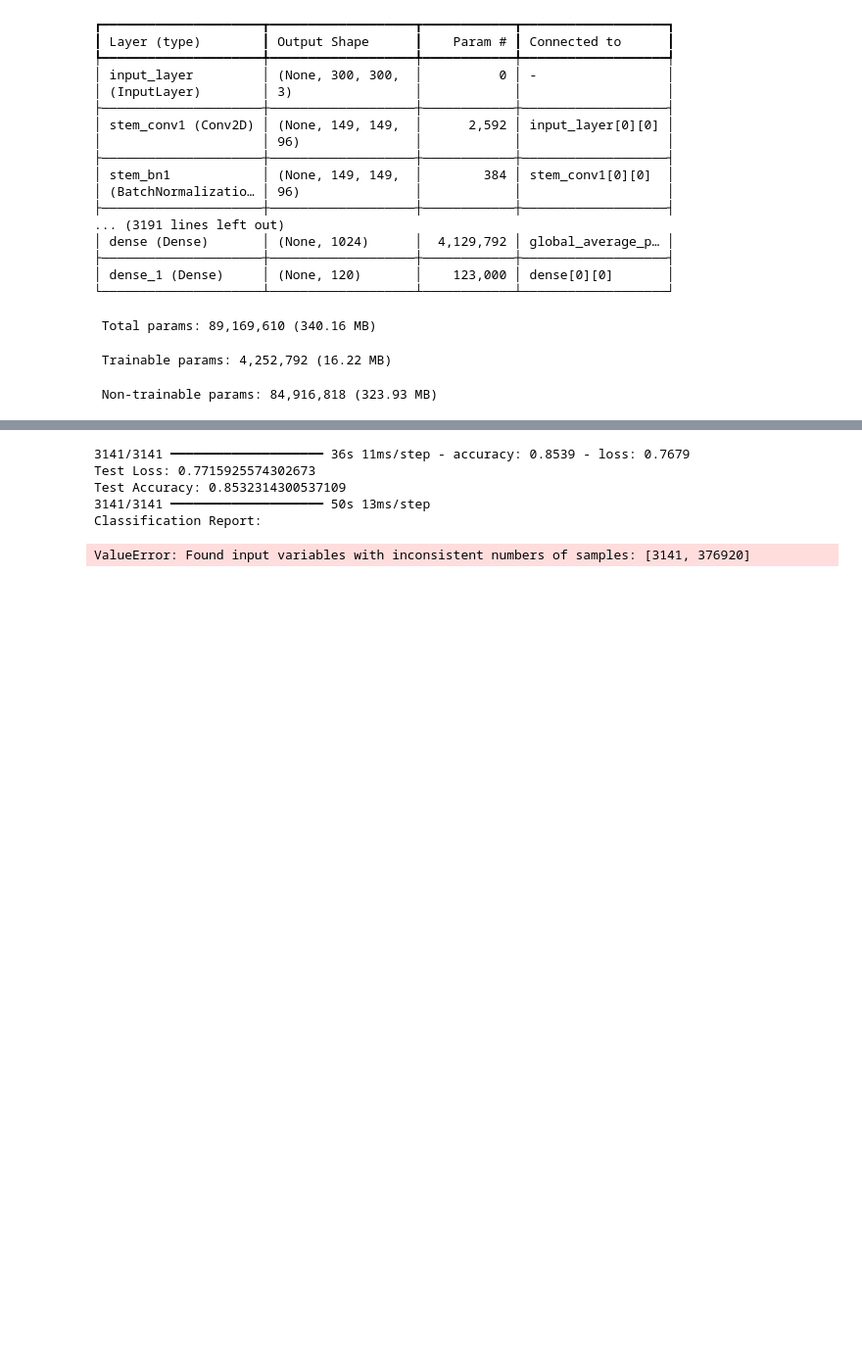
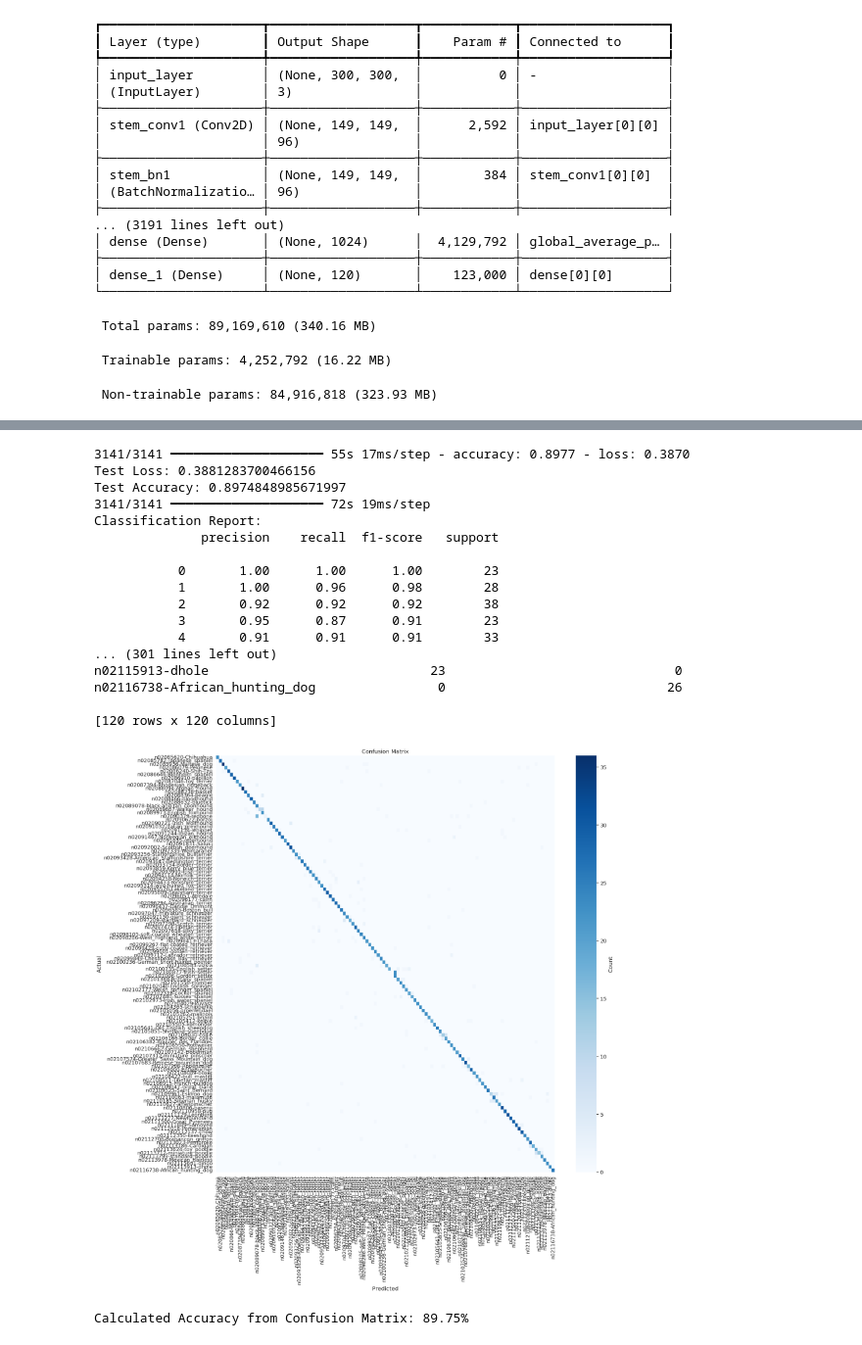
Before and after one commit to grahamwilk/DogBreedIdentification, a Jupyter notebook: notebooks/nasnet.ipynb, the cells around one changed output, grey strips where cells are left out. Shown at 98% size. Drawn from its saved outputs; the diff is of its cells as text; code cells hidden in the pictures; blank space fills up the shorter version.

```diff
--- a/notebooks/nasnet.ipynb
+++ b/notebooks/nasnet.ipynb
@@ -135,8 +133,9 @@ Model: "functional"
  Trainable params: 4,252,792 (16.22 MB)
  Non-trainable params: 84,916,818 (323.93 MB)
 # %%
-nasnet_model.compile(optimizer='adam', loss='categorical_crossentropy', metrics=['accuracy'])
+from tensorflow.keras.optimizers import Adam
+nasnet_model.compile(optimizer=Adam(learning_rate=0.00001), loss='categorical_crossentropy', metrics=['accuracy'])
 # %%
 # Model Training
-history = nasnet_model.fit(train_generator_nasnet, validation_data=val_generator, epochs=5)
+history = nasnet_model.fit(train_generator_nasnet, validation_data=val_generator, epochs=10)
 # %% [output]
@@ -164,7 +169,7 @@ print(f"Test Accuracy: {test_acc}")
 test_generator.reset()
 
 # Get the predictions
-predictions = model.predict(test_generator, steps=test_generator.classes.size)
+predictions = nasnet_model.predict(test_generator, steps=test_generator.classes.size)
 
 # Get true labels
 y_true = test_generator.classes
@@ -175,4 +180,33 @@ y_pred = predictions.argmax(axis=1)
 # Print classification report
 print("Classification Report:")
 print(classification_report(y_true, y_pred, zero_division=1))
+
+# Print confusion matrix
+conf_matrix = confusion_matrix(y_true, y_pred)
+class_labels = list(test_generator.class_indices.keys())
+print(class_labels)
+conf_matrix_df = pd.DataFrame(conf_matrix, index=class_labels, columns=class_labels)
+print("Confusion Matrix:")
+print(conf_matrix_df)
+
+# Set the size of the plot
+plt.figure(figsize=(20, 20))
+
+# Set the font scale
+sns.set(font_scale=1.2)
+
+# Create heatmap (confusion matrix)
+sns.heatmap(conf_matrix_df, annot=False, fmt='d', cmap='Blues', cbar_kws={'label': 'Count'}, xticklabels=True, yticklabels=True)
+
+plt.ylabel('Actual')
+plt.xlabel('Predicted')
+plt.title('Confusion Matrix')
+
+plt.tight_layout()
+
+plt.show()
+
+# Calculate accuracy from confusion matrix
+accuracy = np.trace(conf_matrix) / np.sum(conf_matrix)
+print(f"Calculated Accuracy from Confusion Matrix: {accuracy * 100:.2f}%")
 # %% [output]
@@ -185,9 +216,22 @@ print(classification_report(y_true, y_pred, zero_division=1))
-3141/3141 ━━━━━━━━━━━━━━━━━━━━ 36s 11ms/step - accuracy: 0.8539 - loss: 0.7679
-Test Loss: 0.7715925574302673
-Test Accuracy: 0.8532314300537109
-3141/3141 ━━━━━━━━━━━━━━━━━━━━ 50s 13ms/step
+3141/3141 ━━━━━━━━━━━━━━━━━━━━ 55s 17ms/step - accuracy: 0.8977 - loss: 0.3870
+Test Loss: 0.3881283700466156
+Test Accuracy: 0.8974848985671997
+3141/3141 ━━━━━━━━━━━━━━━━━━━━ 72s 19ms/step
 Classification Report:
+              precision    recall  f1-score   support
+
+           0       1.00      1.00      1.00        23
+           1       1.00      0.96      0.98        28
+           2       0.92      0.92      0.92        38
+           3       0.95      0.87      0.91        23
+           4       0.91      0.91      0.91        33
+... (301 lines left out)
+n02115913-dhole                             23                              0
+n02116738-African_hunting_dog                0                             26
+
+[120 rows x 120 columns]
+[figure, added]
-ValueError: Found input variables with inconsistent numbers of samples: [3141, 376920]
+Calculated Accuracy from Confusion Matrix: 89.75%
 # %%
 # Plot training and validation accuracy
 plt.figure(figsize=(12, 6))
```
Also changed, not shown: parts of 5 cells of this notebook, 1 other file.
